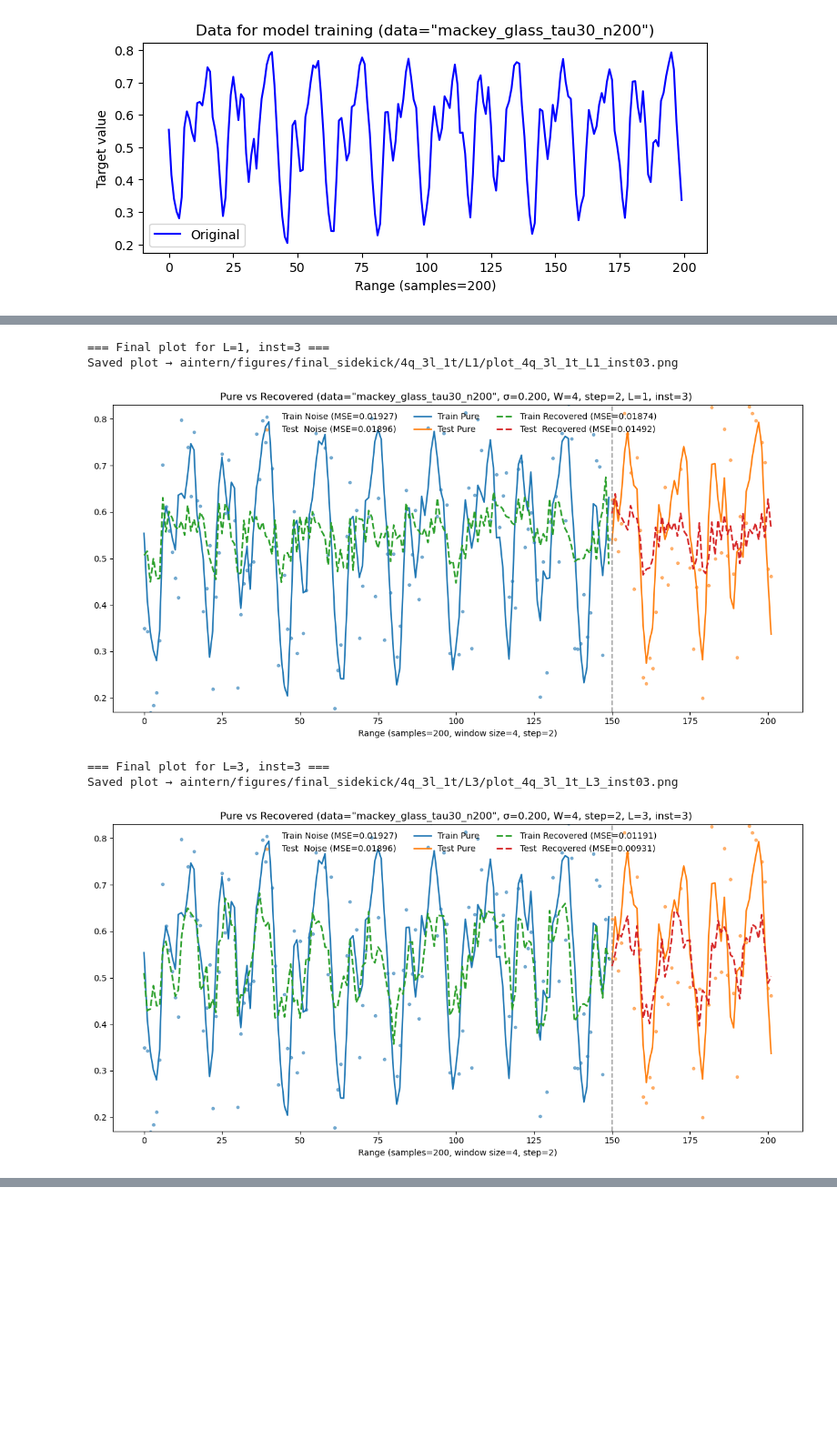
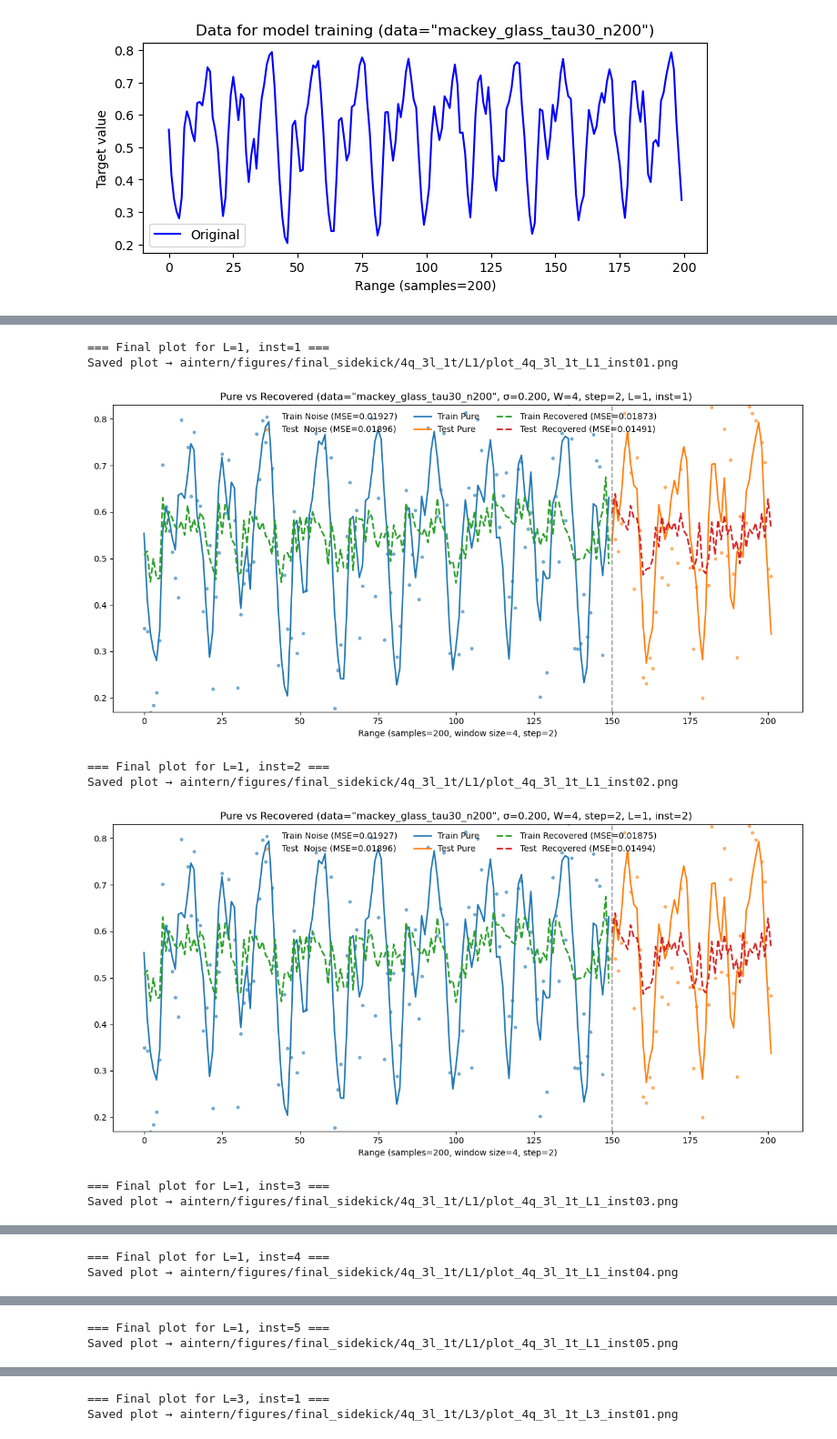
Before and after one commit to EnquantedAI/qae_architectures, a Jupyter notebook: Artur/4q_3l_1t_tau30.ipynb, the cells around one changed output, grey strips where cells are left out. Shown at 91% size. Drawn from its saved outputs; the diff is of its cells as text; code cells hidden in the pictures; blank space fills up the shorter version.

```diff
--- a/Artur/4q_3l_1t_tau30.ipynb
+++ b/Artur/4q_3l_1t_tau30.ipynb
@@ -15,7 +15,7 @@ n_trash      = wind_size - n_latent  # = 1
 
 # Layers / instances
 LAYER_OPTIONS     = [1,3]              # sidekick examples typically deeper; default 3
-INSTANCE_IDS      = [3]  # seeds/instances like before
+INSTANCE_IDS      = [1,2,3,4,5]  # seeds/instances like before
 
 # Ansatz
 ROTATION_KIND     = 'Rxyz'           # 'Ry' or 'Rxyz'
@@ -523,8 +523,8 @@ def plot_run(run, save_dir=None, title_note=""):
     seed = int(run["stage3"].get("TEST_SEED_FIXED", TEST_SEED_FIXED))
 
     trC, trN, teC, teN = windows_from_seed(y, EVAL_SIGMA, seed)
-    tr_pred_z = run_full_qae_on_windows(psi, phi, trN, backend=STAGE3_BACKEND)
-    te_pred_z = run_full_qae_on_windows(psi, phi, teN, backend=STAGE3_BACKEND)
+    tr_pred_z = run_full_qae_on_windows(psi, phi, trN, backend=STAGE3_BACKEND, rot=run["stage3"].get("rot", ROTATION_KIND))
+    te_pred_z = run_full_qae_on_windows(psi, phi, teN, backend=STAGE3_BACKEND, rot=run["stage3"].get("rot", ROTATION_KIND))
 
     tr_pred = np.stack([np.asarray(expZ_to_values(zrow)) for zrow in tr_pred_z])
     te_pred = np.stack([np.asarray(expZ_to_values(zrow)) for zrow in te_pred_z])
@@ -544,35 +544,37 @@ def plot_run(run, save_dir=None, title_note=""):
     plt.figure(figsize=(12, 6))
     plt.scatter(x_tr, tr_noi, s=10, alpha=0.55, label=f"Train Noise (MSE={mse_tr_noise:0.5f})")
     plt.scatter(x_te, te_noi, s=10, alpha=0.55, label=f"Test  Noise (MSE={mse_te_noise:0.5f})")
     plt.plot(x_tr, tr_pure, linewidth=1.8, label="Train Pure")
     plt.plot(x_te, te_pure, linewidth=1.8, label="Test Pure")
     plt.plot(x_tr, tr_hat, linestyle="--", linewidth=2.0, label=f"Train Recovered (MSE={mse_tr_hat:0.5f})")
     plt.plot(x_te, te_hat, linestyle="--", linewidth=2.0, label=f"Test  Recovered (MSE={mse_te_hat:0.5f})")
     plt.axvline(x_split, color="grey", linestyle="--", alpha=0.7)
     plt.ylim(scale_low - 0.05*(scale_high - scale_low), scale_high + 0.05*(scale_high - scale_low))
     plt.xlabel(f'Range (samples={len(y)}, window size={wind_size}, step={wind_step})')
     plt.title(f'Pure vs Recovered (data=\"{DATA_ID}\", σ={EVAL_SIGMA:.3f}, '
               f'W={wind_size}, step={wind_step}, L={L}, inst={inst}) {title_note}')
     plt.legend(loc="upper center", ncol=3, frameon=False)
     plt.tight_layout()
 
     if SAVE_PLOTS and save_dir:
         Path(save_dir).mkdir(parents=True, exist_ok=True)
         out_png = Path(save_dir) / f"plot_{ARCH_TAG}_L{L}_inst{inst:02d}.png"
         plt.savefig(out_png, dpi=200, bbox_inches="tight", pad_inches=0.08)
         print(f"Saved plot → {out_png}")
     plt.show()
 
 for L in LAYER_OPTIONS:
     for inst in INSTANCE_IDS:
         if any(r["n_layers"] == L and r["instance_id"] == inst for r in ALL_RUNS):
             run = next(r for r in ALL_RUNS if r["n_layers"] == L and r["instance_id"] == inst)
             print(f"\n=== Final plot for L={L}, inst={inst} ===")
             plot_run(run, save_dir=f"{FIGURES_PATH}/final_sidekick/{ARCH_TAG}/L{L}")
 # %% [output]
-=== Final plot for L=1, inst=3 ===
-Saved plot → aintern/figures/final_sidekick/4q_3l_1t/L1/plot_4q_3l_1t_L1_inst03.png
+=== Final plot for L=1, inst=1 ===
+Saved plot → aintern/figures/final_sidekick/4q_3l_1t/L1/plot_4q_3l_1t_L1_inst01.png
 [figure]
-=== Final plot for L=3, inst=3 ===
-Saved plot → aintern/figures/final_sidekick/4q_3l_1t/L3/plot_4q_3l_1t_L3_inst03.png
+=== Final plot for L=1, inst=2 ===
+Saved plot → aintern/figures/final_sidekick/4q_3l_1t/L1/plot_4q_3l_1t_L1_inst02.png
-[figure, old version]
+[figure, new version]
+=== Final plot for L=1, inst=3 ===
+Saved plot → aintern/figures/final_sidekick/4q_3l_1t/L1/plot_4q_3l_1t_L1_inst03.png
@@ -578,0 +582,2 @@ Saved plot → aintern/figures/final_sidekick/4q_3l_1t/L3/plot_4q_3l_1t_L3_inst0
+=== Final plot for L=1, inst=4 ===
+Saved plot → aintern/figures/final_sidekick/4q_3l_1t/L1/plot_4q_3l_1t_L1_inst04.png
@@ -578,0 +585,2 @@ Saved plot → aintern/figures/final_sidekick/4q_3l_1t/L3/plot_4q_3l_1t_L3_inst0
+=== Final plot for L=1, inst=5 ===
+Saved plot → aintern/figures/final_sidekick/4q_3l_1t/L1/plot_4q_3l_1t_L1_inst05.png
@@ -578,0 +588,2 @@ Saved plot → aintern/figures/final_sidekick/4q_3l_1t/L3/plot_4q_3l_1t_L3_inst0
+=== Final plot for L=3, inst=1 ===
+Saved plot → aintern/figures/final_sidekick/4q_3l_1t/L3/plot_4q_3l_1t_L3_inst01.png
```
Also changed, not shown: parts of 3 cells of this notebook.
